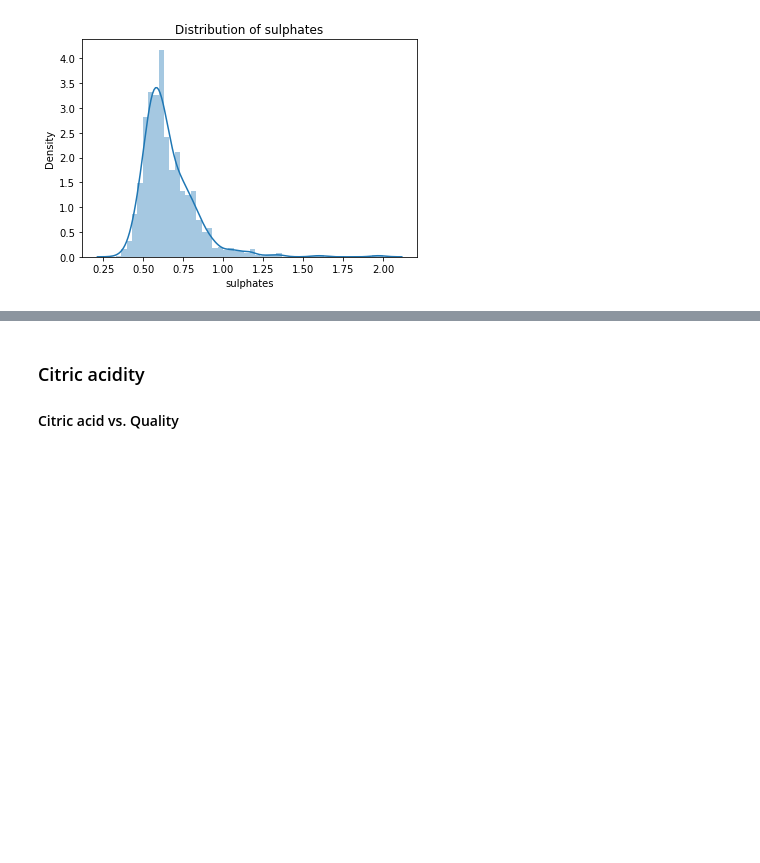
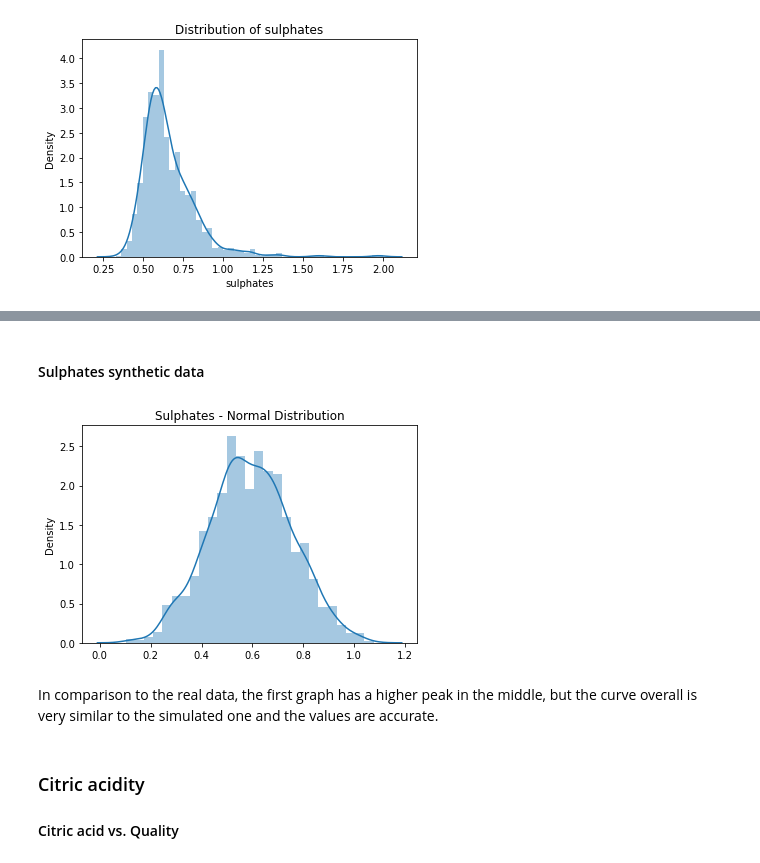
Before and after one commit to LaisColetta/PdDA_Assignment, a Jupyter notebook: PdDA_Assignment.ipynb, the cells around one changed output, grey strips where cells are left out. Drawn from its saved outputs; the diff is of its cells as text; code cells hidden in the pictures; blank space fills up the shorter version.

```diff
--- a/PdDA_Assignment.ipynb
+++ b/PdDA_Assignment.ipynb
@@ -444,3 +440,14 @@ plt.show()
+# %% [markdown]
+#### Sulphates synthetic data
+# %%
+sulphates_random = rng.normal(loc=0.6, scale=0.16, size=1599)
+sns.distplot(sulphates_random);
+plt.title("Sulphates - Normal Distribution")
+plt.show()
+# %% [output]
+[figure, added]
+# %% [markdown]
+In comparison to the real data, the first graph has a higher peak in the middle, but the curve overall is very similar to the simulated one and the values are accurate.
 # %% [markdown]
 ### Citric acidity
 
```
Also changed, not shown: parts of 53 cells of this notebook.
